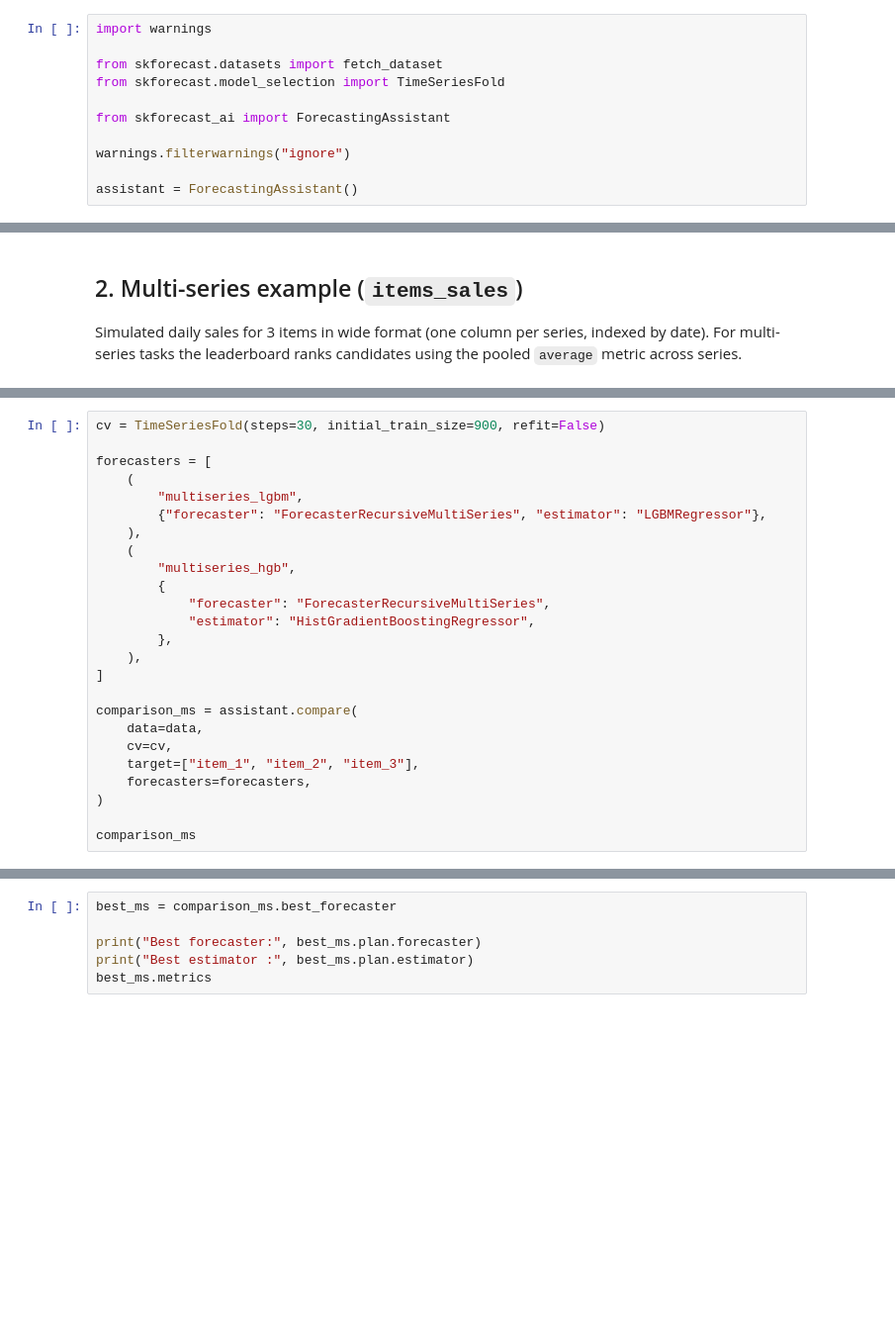
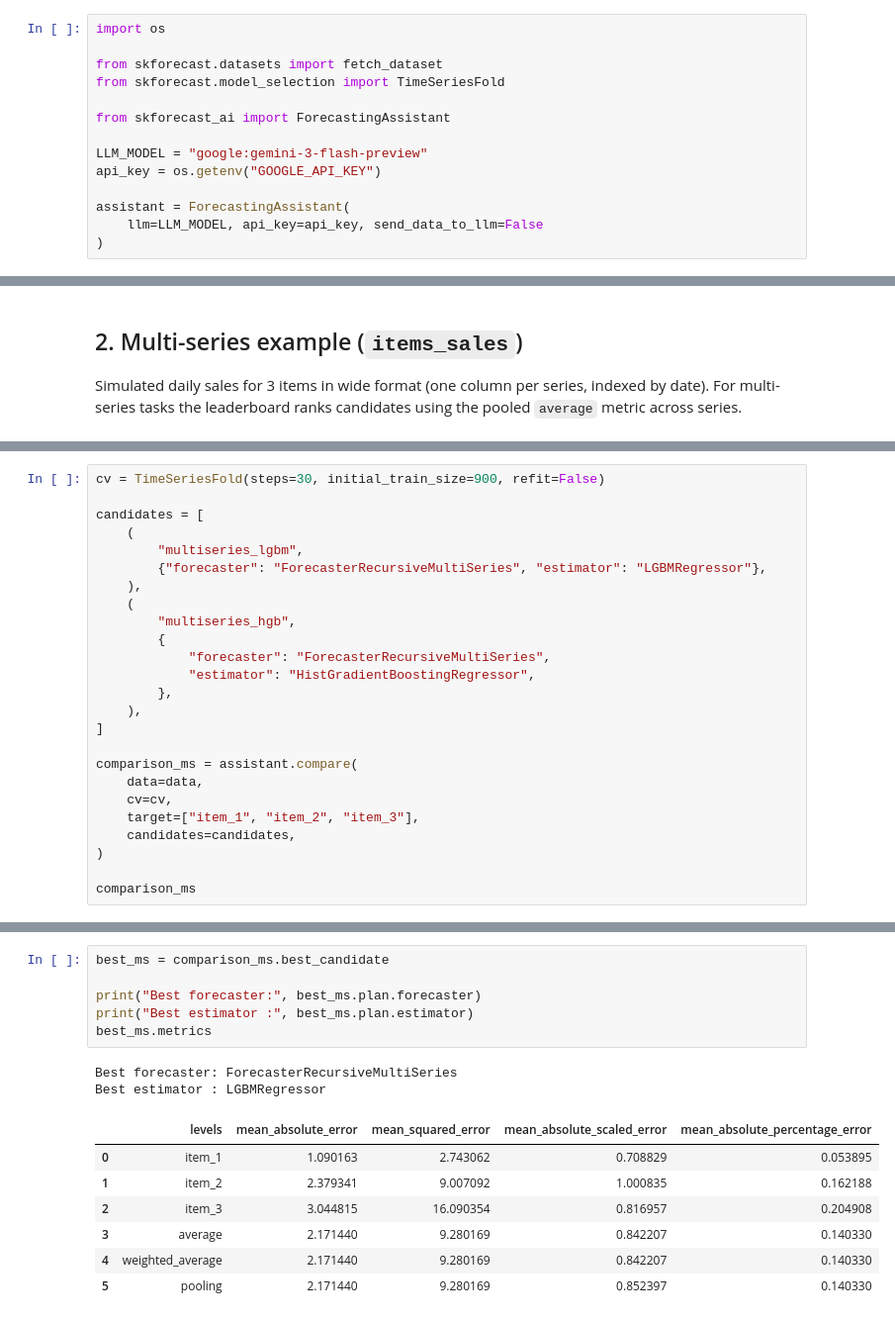
Before and after one commit to skforecast/skforecast-ai, a Jupyter notebook: dev/compare_forecasters_demo.ipynb, the cells around one changed output, grey strips where cells are left out. Shown at 99% size. Drawn from its saved outputs; the diff is of its cells as text; blank space fills up the shorter version.

```diff
--- a/dev/compare_forecasters_demo.ipynb
+++ b/dev/compare_forecasters_demo.ipynb
@@ -41,14 +43,17 @@ print(skforecast_ai.__version__)
 # %%
-import warnings
+import os
 
 from skforecast.datasets import fetch_dataset
 from skforecast.model_selection import TimeSeriesFold
 
 from skforecast_ai import ForecastingAssistant
 
-warnings.filterwarnings("ignore")
+LLM_MODEL = "google:gemini-3-flash-preview"
+api_key = os.getenv("GOOGLE_API_KEY")
 
-assistant = ForecastingAssistant()
+assistant = ForecastingAssistant(
+    llm=LLM_MODEL, api_key=api_key, send_data_to_llm=False
+)
 # %% [markdown]
 ## 1. Single-series example (`h2o`)
 
@@ -192,7 +354,7 @@ data.head()
 # %%
 cv = TimeSeriesFold(steps=30, initial_train_size=900, refit=False)
 
-forecasters = [
+candidates = [
     (
         "multiseries_lgbm",
         {"forecaster": "ForecasterRecursiveMultiSeries", "estimator": "LGBMRegressor"},
@@ -210,7 +372,7 @@ comparison_ms = assistant.compare(
     data=data,
     cv=cv,
     target=["item_1", "item_2", "item_3"],
-    forecasters=forecasters,
+    candidates=candidates,
 )
 
 comparison_ms
@@ -220,6 +405,16 @@ comparison_ms.results
 # %%
-best_ms = comparison_ms.best_forecaster
+best_ms = comparison_ms.best_candidate
 
 print("Best forecaster:", best_ms.plan.forecaster)
 print("Best estimator :", best_ms.plan.estimator)
 best_ms.metrics
+# %% [output]
+Best forecaster: ForecasterRecursiveMultiSeries
+Best estimator : LGBMRegressor
+|  | levels | mean_absolute_error | mean_squared_error | mean_absolute_scaled_error | mean_absolute_percentage_error |
+| 0 | item_1 | 1.090163 | 2.743062 | 0.708829 | 0.053895 |
+| 1 | item_2 | 2.379341 | 9.007092 | 1.000835 | 0.162188 |
+| 2 | item_3 | 3.044815 | 16.090354 | 0.816957 | 0.204908 |
+| 3 | average | 2.171440 | 9.280169 | 0.842207 | 0.140330 |
+| 4 | weighted_average | 2.171440 | 9.280169 | 0.842207 | 0.140330 |
+| 5 | pooling | 2.171440 | 9.280169 | 0.852397 | 0.140330 |
```
Also changed, not shown: parts of 30 cells of this notebook, 20 other files.
